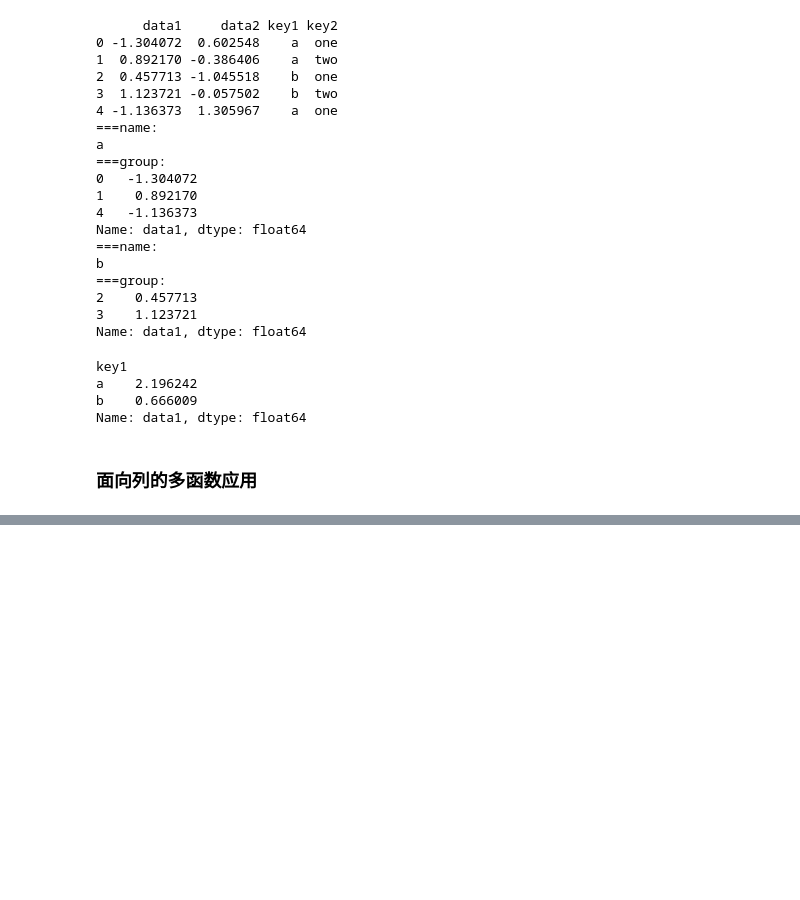
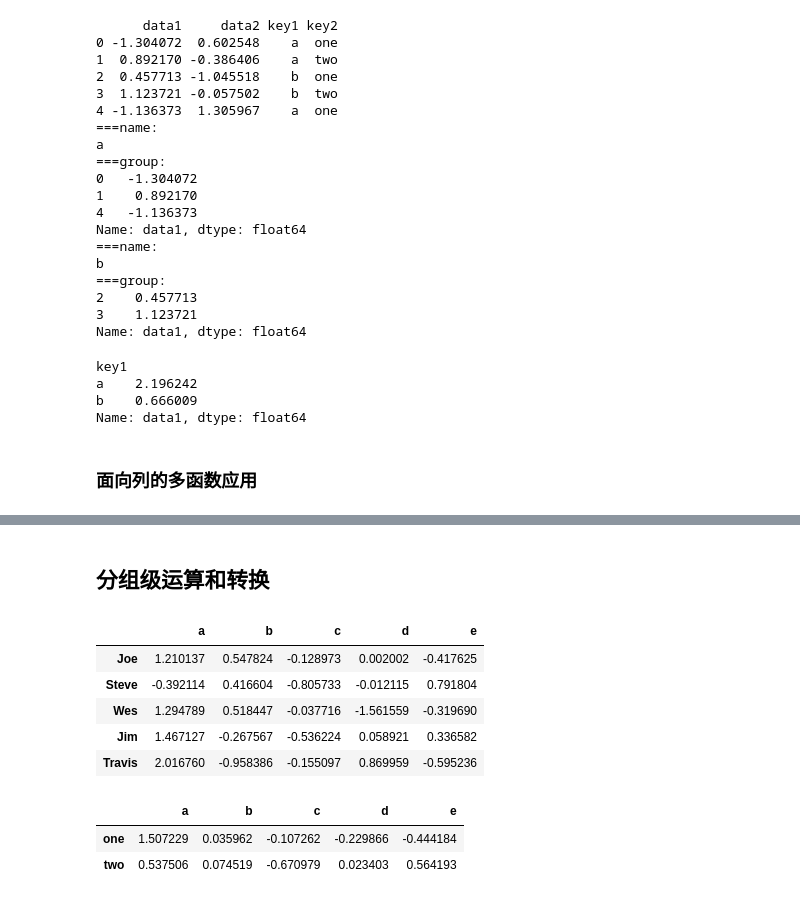
Before and after one commit to Wasim37/machine_learning_code, a Jupyter notebook: 01 pandas_matplotlib/notebook/groupby_agg_test.ipynb, the cells around one changed output, grey strips where cells are left out. Cells and saved outputs as stored; diff of their text form; code cells hidden in the pictures; blank space fills up the shorter version.

```diff
--- a/01 pandas_matplotlib/notebook/groupby_agg_test.ipynb
+++ b/01 pandas_matplotlib/notebook/groupby_agg_test.ipynb
@@ -324,0 +372,2 @@ Name: data1, dtype: float64
+# %% [markdown]
+## 分组级运算和转换
@@ -324,0 +380,19 @@ Name: data1, dtype: float64
+# %%
+people=pd.DataFrame(np.random.randn(5,5),
+                   columns=list('abcde'),
+                   index=['Joe','Steve','Wes','Jim','Travis'])
+people
+# %% [output]
+|  | a | b | c | d | e |
+| Joe | 1.210137 | 0.547824 | -0.128973 | 0.002002 | -0.417625 |
+| Steve | -0.392114 | 0.416604 | -0.805733 | -0.012115 | 0.791804 |
+| Wes | 1.294789 | 0.518447 | -0.037716 | -1.561559 | -0.319690 |
+| Jim | 1.467127 | -0.267567 | -0.536224 | 0.058921 | 0.336582 |
+| Travis | 2.016760 | -0.958386 | -0.155097 | 0.869959 | -0.595236 |
+# %%
+key=['one','two','one','two','one']
+people.groupby(key).mean()
+# %% [output]
+|  | a | b | c | d | e |
+| one | 1.507229 | 0.035962 | -0.107262 | -0.229866 | -0.444184 |
+| two | 0.537506 | 0.074519 | -0.670979 | 0.023403 | 0.564193 |
```
Also changed, not shown: parts of 14 cells of this notebook.
